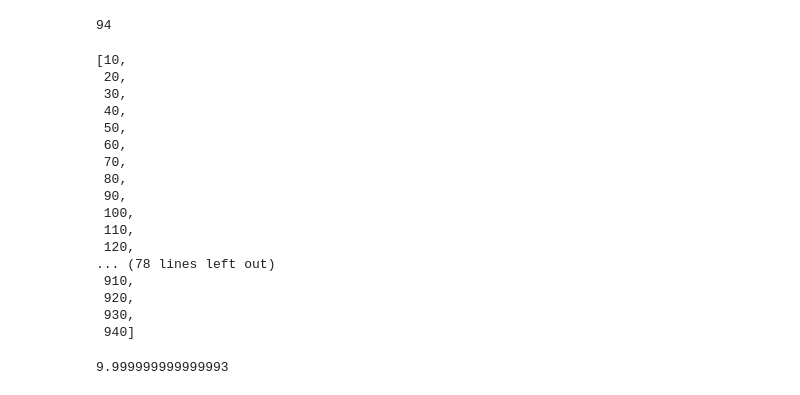
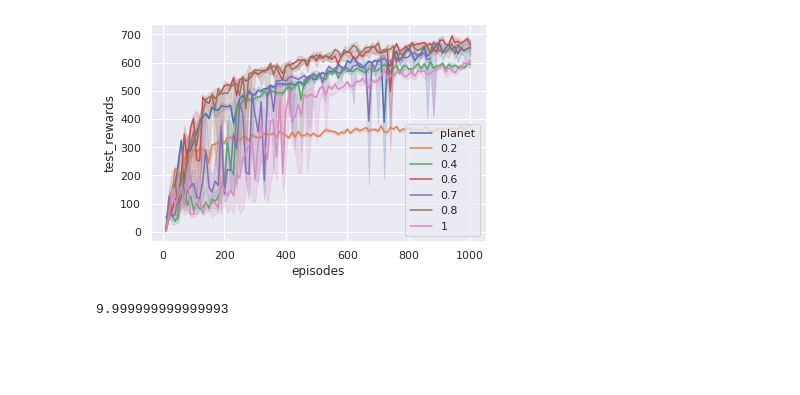
Before and after one commit to amini2nt/mb_rainbow, a Jupyter notebook: Plots.ipynb, the cells around one changed output. Cells and saved outputs as stored; diff of their text form; code cells hidden in the pictures; blank space fills up the shorter version.

Commit message:
policy with mppi

```diff
--- a/Plots.ipynb
+++ b/Plots.ipynb
@@ -56,27 +42,56 @@ plot_train_rewards(flocs, names, smoothing)
-# %%
-len(metrics["test_rewards"])
-# %% [output]
-94
-# %%
-metrics["test_episodes"]
-# %% [output]
-[10,
- 20,
- 30,
- 40,
- 50,
- 60,
- 70,
- 80,
- 90,
- 100,
- 110,
- 120,
-... (78 lines left out)
- 910,
- 920,
- 930,
- 940]
+# %%
+def plot_test_rewards(flocs, names):
+
+    for k in range(0, len(flocs)):
+        metrics = torch.load(flocs[k])
+        test_episodes = metrics["test_episodes"]
+        test_rewards = metrics["test_rewards"]
+        tot = len(test_episodes)
+        trials = len(test_rewards[0])
+        x = np.zeros(tot*trials)
+        y = np.zeros(tot*trials)
+        for i in range(0, len(test_episodes)):
+            x[i*trials:(i+1)*trials] += test_episodes[i]
+            for j in range(0, len(test_rewards[i])):
+                y[i*trials + j] = test_rewards[i][j]
+        df = pd.DataFrame({"test_rewards" : y, "episodes": x})
+        ax = sns.lineplot(x = "episodes", y="test_rewards", data=df, label=names[k], estimator=np.median)
+# %%
+smoothing = 0.9
+flocs = []
+names = []
+
+#flocs.append("results/pop_trial/metrics.pth")
+#names.append("PLANET + poplin")
+
+flocs.append("/mnt/data/mamini/planet/original/metrics.pth")
+names.append("planet")
+
+flocs.append("/mnt/data/mamini/planet/mppi_1_2_0.2/metrics.pth")
+names.append("0.2")
+
+flocs.append("/mnt/data/mamini/planet/mppi_1_2_0.4/metrics.pth")
+names.append("0.4")
+
+flocs.append("/mnt/data/mamini/planet/mppi_1_2_0.6/metrics.pth")
+names.append("0.6")
+
+flocs.append("/mnt/data/mamini/planet/mppi_1_2_0.7/metrics.pth")
+names.append("0.7")
+
+flocs.append("/mnt/data/mamini/planet/mppi_1_2_0.8/metrics.pth")
+names.append("0.8")
+
+
+
+flocs.append("/mnt/data/mamini/planet/mppi_1_2_1/metrics.pth")
+names.append("1")
+
+
+#plot_train_rewards(flocs, names, smoothing)
+plot_test_rewards(flocs, names)
+# %% [output]
+[figure, added]
 # %%
 a = np.ones(1000)
 
```
Also changed, not shown: parts of 3 cells of this notebook, 2 other files.
